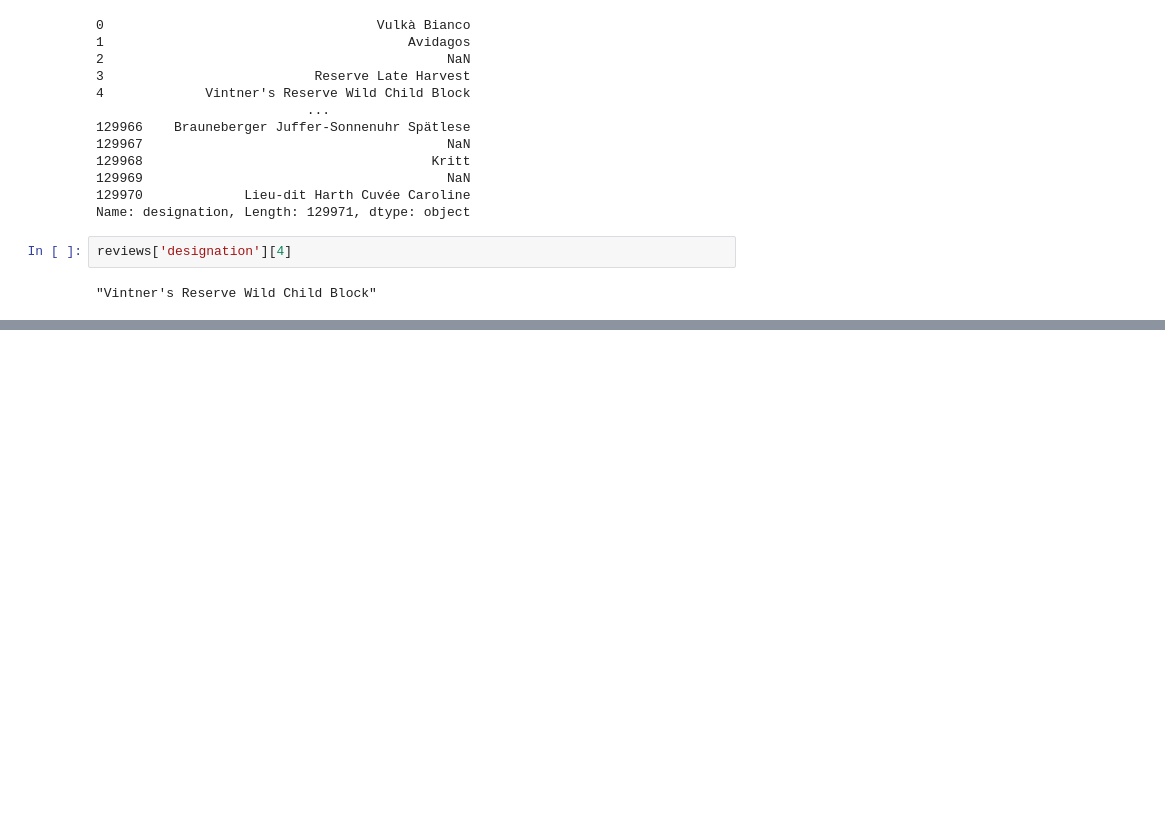
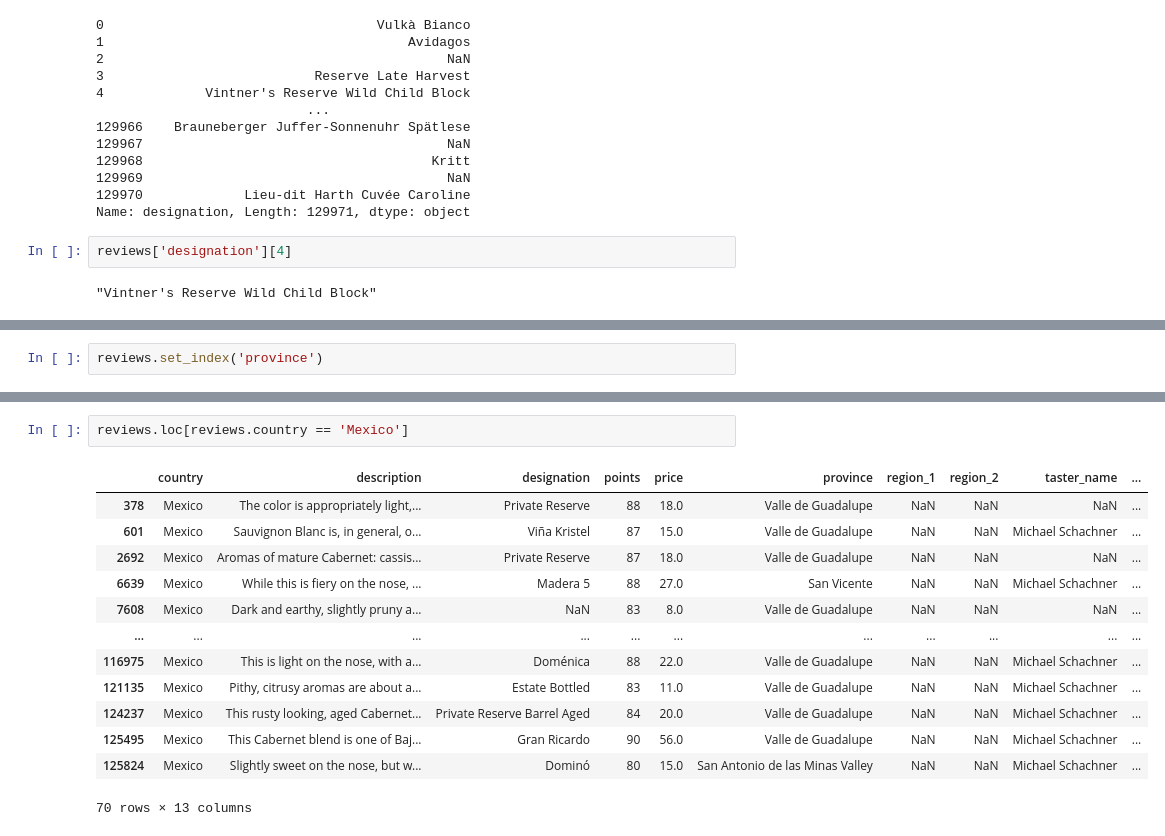
Before and after one commit to GTD2101-ACD-AB-EJ23/03-pandas-19170633, a Jupyter notebook: 02. IndSelAss.ipynb, the cells around one changed output, grey strips where cells are left out. Cells and saved outputs as stored; diff of their text form; blank space fills up the shorter version.

```diff
--- a/02. IndSelAss.ipynb
+++ b/02. IndSelAss.ipynb
@@ -80,0 +127,2 @@ reviews.iloc[0:2]
+# %%
+reviews.set_index('province')
@@ -80,0 +144,16 @@ reviews.iloc[0:2]
+# %%
+reviews.loc[reviews.country == 'Mexico']
+# %% [output]
+|  | country | description | designation | points | price | province | region_1 | region_2 | taster_name | ... |
+| 378 | Mexico | The color is appropriately light,... | Private Reserve | 88 | 18.0 | Valle de Guadalupe | NaN | NaN | NaN | ... |
+| 601 | Mexico | Sauvignon Blanc is, in general, o... | Viña Kristel | 87 | 15.0 | Valle de Guadalupe | NaN | NaN | Michael Schachner | ... |
+| 2692 | Mexico | Aromas of mature Cabernet: cassis... | Private Reserve | 87 | 18.0 | Valle de Guadalupe | NaN | NaN | NaN | ... |
+| 6639 | Mexico | While this is fiery on the nose, ... | Madera 5 | 88 | 27.0 | San Vicente | NaN | NaN | Michael Schachner | ... |
+| 7608 | Mexico | Dark and earthy, slightly pruny a... | NaN | 83 | 8.0 | Valle de Guadalupe | NaN | NaN | NaN | ... |
+| ... | ... | ... | ... | ... | ... | ... | ... | ... | ... | ... |
+| 116975 | Mexico | This is light on the nose, with a... | Doménica | 88 | 22.0 | Valle de Guadalupe | NaN | NaN | Michael Schachner | ... |
+| 121135 | Mexico | Pithy, citrusy aromas are about a... | Estate Bottled | 83 | 11.0 | Valle de Guadalupe | NaN | NaN | Michael Schachner | ... |
+| 124237 | Mexico | This rusty looking, aged Cabernet... | Private Reserve Barrel Aged | 84 | 20.0 | Valle de Guadalupe | NaN | NaN | Michael Schachner | ... |
+| 125495 | Mexico | This Cabernet blend is one of Baj... | Gran Ricardo | 90 | 56.0 | Valle de Guadalupe | NaN | NaN | Michael Schachner | ... |
+| 125824 | Mexico | Slightly sweet on the nose, but w... | Dominó | 80 | 15.0 | San Antonio de las Minas Valley | NaN | NaN | Michael Schachner | ... |
+70 rows × 13 columns
```
Also changed, not shown: parts of 11 cells of this notebook.
